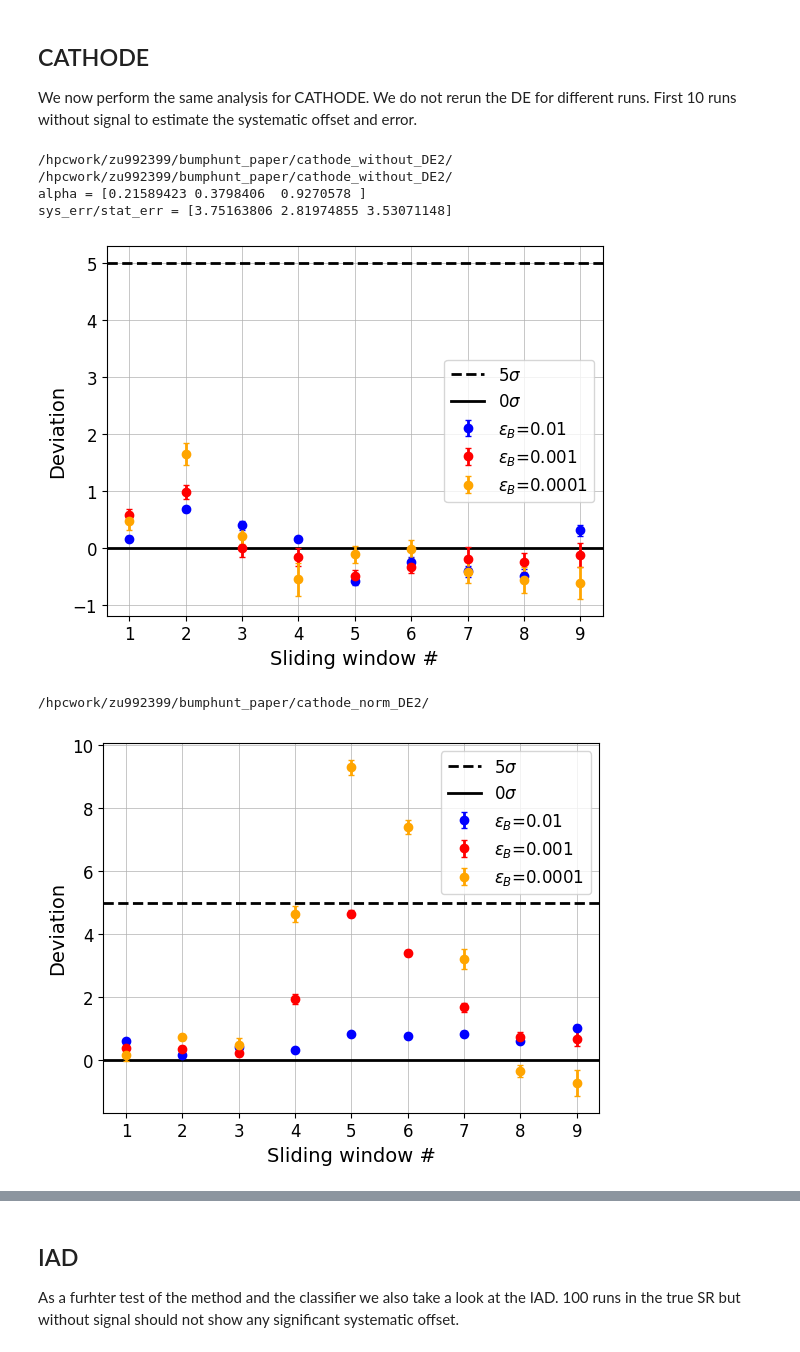
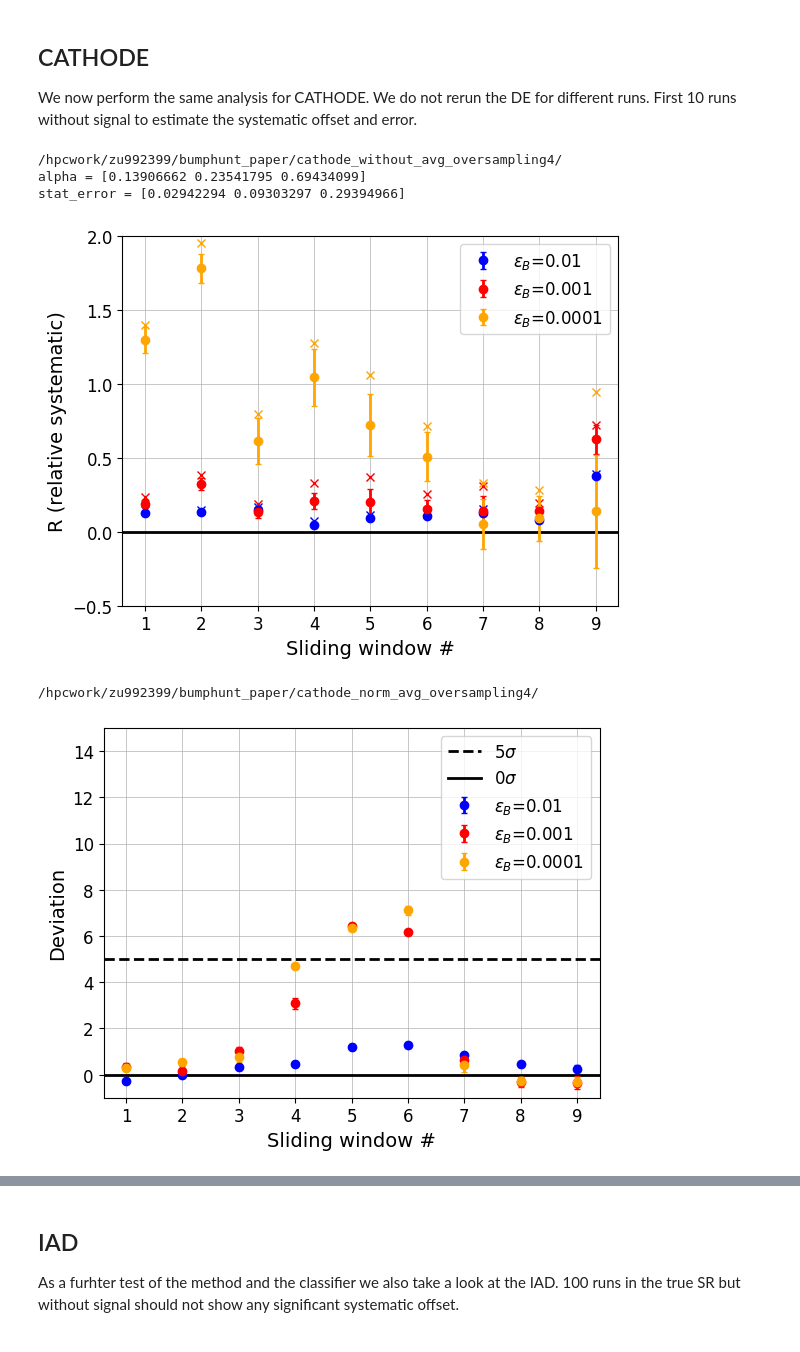
Before and after one commit to mariehein/bumphunt_paper, a Jupyter notebook: bumphunt_plotting_proper_plots.ipynb, the cells around one changed output, grey strips where cells are left out. Saved outputs shown, nothing was run; the diff lists cells and outputs as text; code cells hidden in the pictures.

```diff
--- a/bumphunt_plotting_proper_plots.ipynb
+++ b/bumphunt_plotting_proper_plots.ipynb
@@ -79,10 +63,10 @@ def significances(N_after, N, N_sig, N_bkg, eff, err, cwola):
 # %%
-def bump_hunt_single_window(folder, cwola, window, err=None, runs=10, turn_around=False):
+def bump_hunt_single_window(folder, window, err=None, runs=10, turn_around=False):
 	results = np.zeros((len(BH_percentiles),runs))
 	true_results =  np.zeros((len(BH_percentiles),runs))
 	rel_results =  np.zeros((len(BH_percentiles),runs))
 	rel_error =  np.zeros((len(BH_percentiles),runs))
-	exp = np.zeros((len(BH_percentiles),runs))
+	stat_error = np.zeros((len(BH_percentiles),runs))
 
 	arr_shape = (5,len(BH_percentiles), runs)
 	N_samples_after = np.zeros(arr_shape)
@@ -96,12 +80,12 @@ def bump_hunt_single_window(folder, cwola, window, err=None, runs=10, turn_aroun
 	for fold in range(5):
 		f = folder +"fold"+str(fold)+"/"
 		if turn_around:
-			samples_preds = np.load(f+"test_preds.npy")
-			data_preds = np.load(f+"samples_preds.npy")
+			samples_preds = np.load(f+"test_preds.npy")[-10:]
+			data_preds = np.load(f+"samples_preds.npy")[-10:]
 			labels = np.zeros((data_preds.shape[1]))
 		else:
-			samples_preds = np.load(f+"samples_preds.npy")
-			data_preds = np.load(f+"test_preds.npy")
+			samples_preds = np.load(f+"samples_preds.npy")[-10:]
+			data_preds = np.load(f+"test_preds.npy")[-10:]
 			labels = np.load(f+"Y_test.npy")
 		N_bkg_orig += np.shape(data_preds[:,labels==0])[-1]
 		for j, perc in enumerate(BH_percentiles):
@@ -119,11 +103,11 @@ def bump_hunt_single_window(folder, cwola, window, err=None, runs=10, turn_aroun
 		err = np.zeros(len(BH_percentiles))
 
 	for j, perc in enumerate(BH_percentiles):
-		results[j], rel_results[j], true_results[j], rel_error[j], exp[j] = significances(N_after[j], N[j], N_sig[j], N_bkg[j], eff_eff[j], err[j], cwola)
+		results[j], rel_results[j], true_results[j], rel_error[j], stat_error[j] = significances(N_after[j], N[j], N_sig[j], N_bkg[j], N_samples_after[j], eff_eff[j], err[j])
 
-	return results, rel_results, true_results, rel_error, exp
+	return results, rel_results, true_results, rel_error, stat_error
 
-def bump_hunt(folder, cwola, err=None, runs=10, turn_around=False):
+def bump_hunt(folder, err=None, runs=10, turn_around=False):
 	print(folder)
 
 	results = np.zeros((len(BH_percentiles),9,runs))
@@ -133,7 +117,7 @@ def bump_hunt(folder, cwola, err=None, runs=10, turn_around=False):
 	exp =  np.zeros((len(BH_percentiles),9,runs))
 
 	for window in range(9):
-		results[:,window], rel_results[:,window], true_results[:,window], rel_error[:,window], exp[:,window] = bump_hunt_single_window(folder+"window"+str(window+1)+"_", cwola, window, err=err, runs=runs, turn_around=turn_around)
+		results[:,window], rel_results[:,window], true_results[:,window], rel_error[:,window], exp[:,window] = bump_hunt_single_window(folder+"window"+str(window+1)+"_", window, err=err, runs=runs, turn_around=turn_around)
 
 	return results, rel_results, true_results, rel_error, exp
 # %%
@@ -200,24 +242,22 @@ plotting(rel_results, true_results, "cwola_norm")
 
 We now perform the same analysis for CATHODE. We do not rerun the DE for different runs. First 10 runs without signal to estimate the systematic offset and error.
 # %%
-folder = general_directory+"cathode_without_DE2/"
-results, rel_results, true_results, rel_error, exp = bump_hunt(folder, False)
+folder = general_directory+"cathode_without_avg_oversampling4/"
+results, rel_results, true_results, rel_error, exp = bump_hunt(folder)
 cathode_error = np.mean(rel_error,axis=(1,2))
-results, rel_results, true_results, rel_error, exp= bump_hunt(folder, False, err=cathode_error)
-plotting(rel_results, true_results, "cathode_without")
-cathode_exp = np.mean(exp,axis=(1,2))
+plotting_error(rel_error, "cathode_without", min=min_error, max=max_error)
+cathode_stat = np.mean(exp,axis=(1,2))
 print("alpha =",cathode_error)
-print("sys_err/stat_err =",cathode_error*np.sqrt(cathode_exp))
+print("stat_error =",cathode_stat)
 # %% [output]
-/hpcwork/zu992399/bumphunt_paper/cathode_without_DE2/
-/hpcwork/zu992399/bumphunt_paper/cathode_without_DE2/
-alpha = [0.21589423 0.3798406  0.9270578 ]
-sys_err/stat_err = [3.75163806 2.81974855 3.53071148]
+/hpcwork/zu992399/bumphunt_paper/cathode_without_avg_oversampling4/
+alpha = [0.13906662 0.23541795 0.69434099]
+stat_error = [0.02942294 0.09303297 0.29394966]
-[figure, old version]
+[figure, new version]
 # %%
-folder = general_directory+"cathode_norm_DE2/"
-results, rel_results, true_results, rel_error, exp = bump_hunt(folder, False, err=cathode_error)
-plotting(rel_results, true_results, "cathode_norm")
+folder = general_directory+"cathode_norm_avg_oversampling4/"
+results, rel_results, true_results, rel_error, exp = bump_hunt(folder, err=cathode_error)
+plotting(rel_results, true_results, "cathode_norm", min=min_sig, max = max_sig)
 # %% [output]
-/hpcwork/zu992399/bumphunt_paper/cathode_norm_DE2/
+/hpcwork/zu992399/bumphunt_paper/cathode_norm_avg_oversampling4/
-[figure, old version]
+[figure, new version]
```
Also changed, not shown: parts of 28 cells of this notebook, 10 other files.
